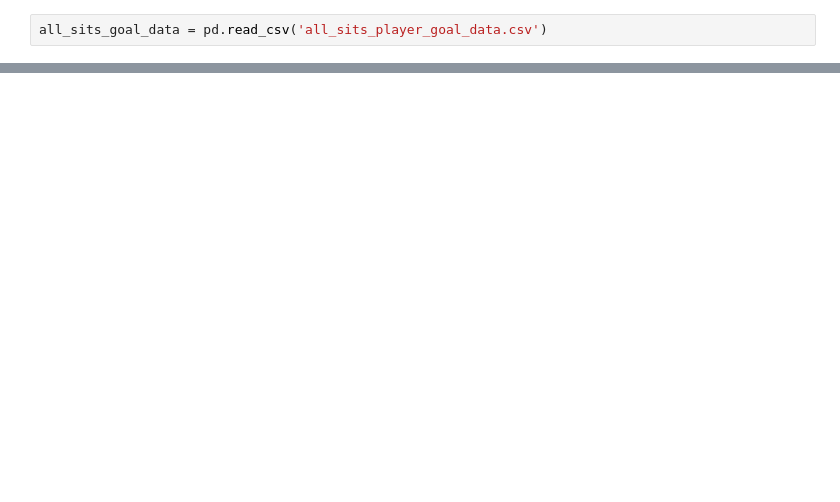
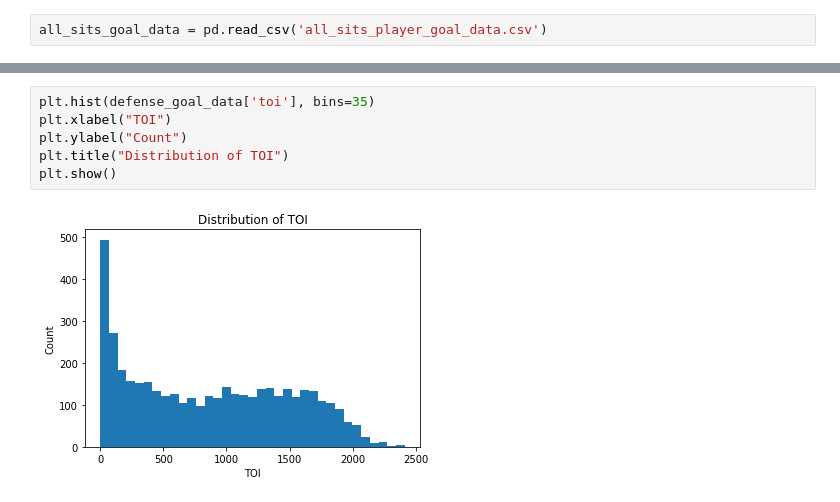
Before and after one commit to mcbarlowe/nhl_analysis, a Jupyter notebook: Predicting NHL Goals with Bayesian Methods.ipynb, the cells around one changed output, grey strips where cells are left out. Saved outputs shown, nothing was run; the diff lists cells and outputs as text; blank space fills up the shorter version.

```diff
--- a/Predicting NHL Goals with Bayesian Methods.ipynb
+++ b/Predicting NHL Goals with Bayesian Methods.ipynb
@@ -8,0 +64,8 @@ all_sits_goal_data = pd.read_csv('all_sits_player_goal_data.csv')
+# %%
+plt.hist(defense_goal_data['toi'], bins=35)
+plt.xlabel("TOI")
+plt.ylabel("Count")
+plt.title("Distribution of TOI")
+plt.show()
+# %% [output]
+[figure, added]
```
Also changed, not shown: parts of 17 cells of this notebook, 2 other files.
